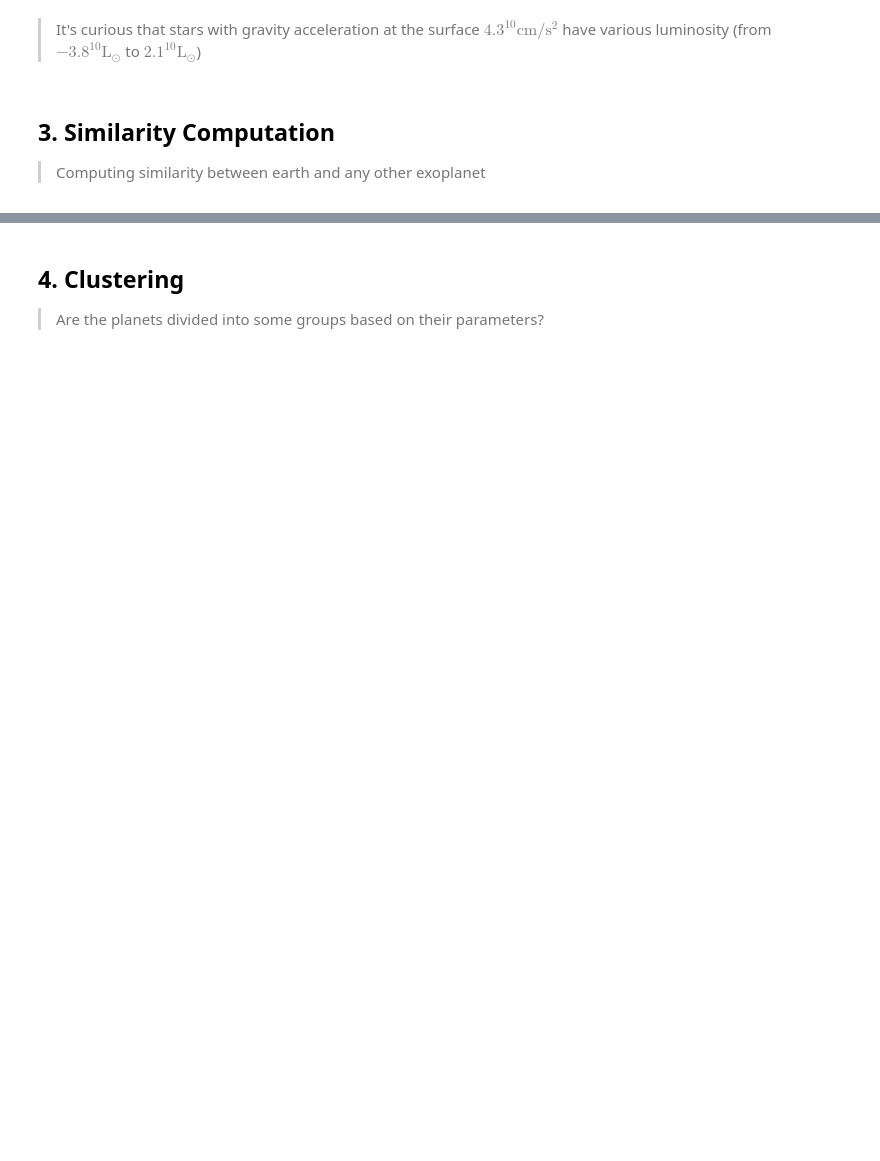
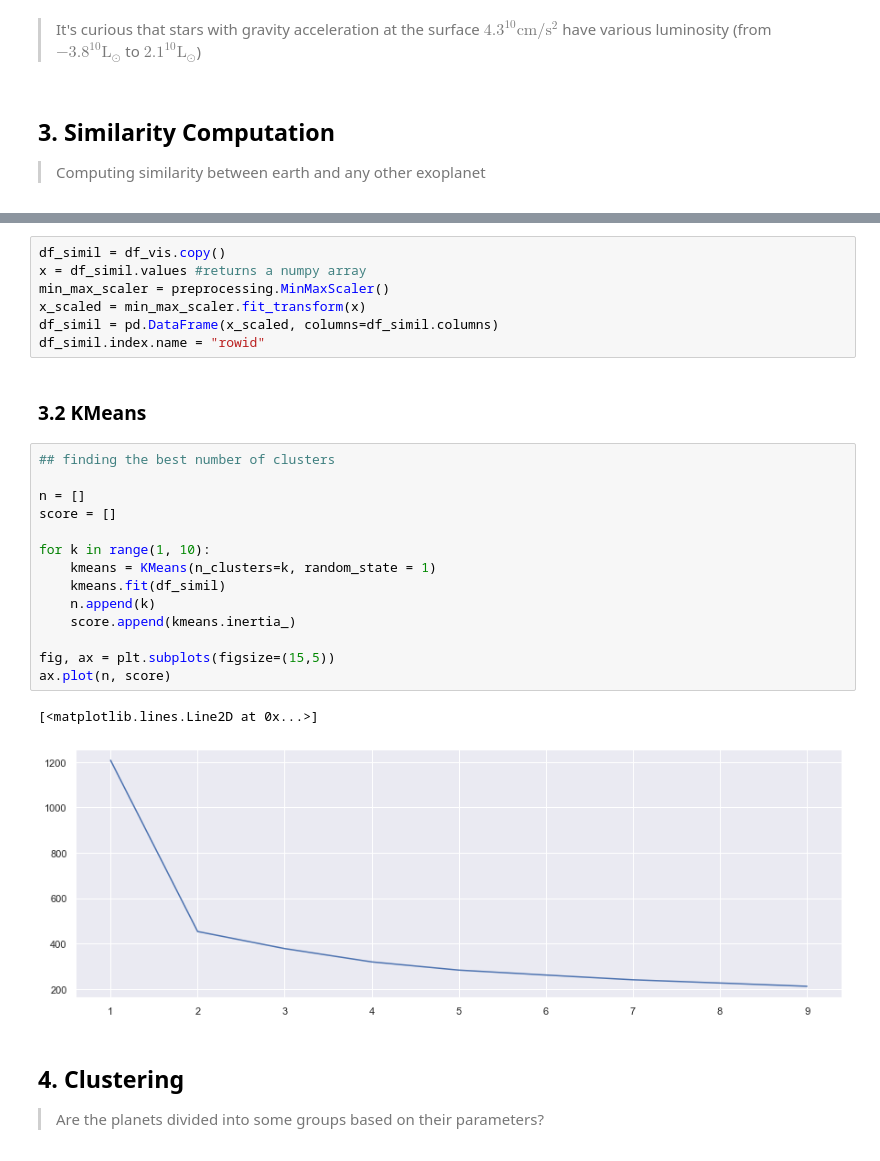
Before and after one commit to Tchoum-NG/data_science_project_2019, a Jupyter notebook: preprocessing/preprocessing.ipynb, the cells around one changed output, grey strips where cells are left out. Saved outputs shown, nothing was run; the diff lists cells and outputs as text; blank space fills up the shorter version.

```diff
--- a/preprocessing/preprocessing.ipynb
+++ b/preprocessing/preprocessing.ipynb
@@ -193,3 +299,29 @@ displayJointDistribution(df_vis["fst_lum"], df_vis["fst_mass"])
+# %%
+df_simil = df_vis.copy()
+x = df_simil.values #returns a numpy array
+min_max_scaler = preprocessing.MinMaxScaler()
+x_scaled = min_max_scaler.fit_transform(x)
+df_simil = pd.DataFrame(x_scaled, columns=df_simil.columns)
+df_simil.index.name = "rowid"
+# %% [markdown]
+### 3.2 KMeans
+# %%
+## finding the best number of clusters
+
+n = []
+score = []
+
+for k in range(1, 10):
+    kmeans = KMeans(n_clusters=k, random_state = 1)
+    kmeans.fit(df_simil)
+    n.append(k)
+    score.append(kmeans.inertia_)
+
+fig, ax = plt.subplots(figsize=(15,5))
+ax.plot(n, score)
+# %% [output]
+[<matplotlib.lines.Line2D at 0x...>]
+[figure, added]
 # %% [markdown]
 ## 4. Clustering
 > Are the planets divided into some groups based on their parameters?
```
Also changed, not shown: parts of 14 cells of this notebook, 3 other files.
